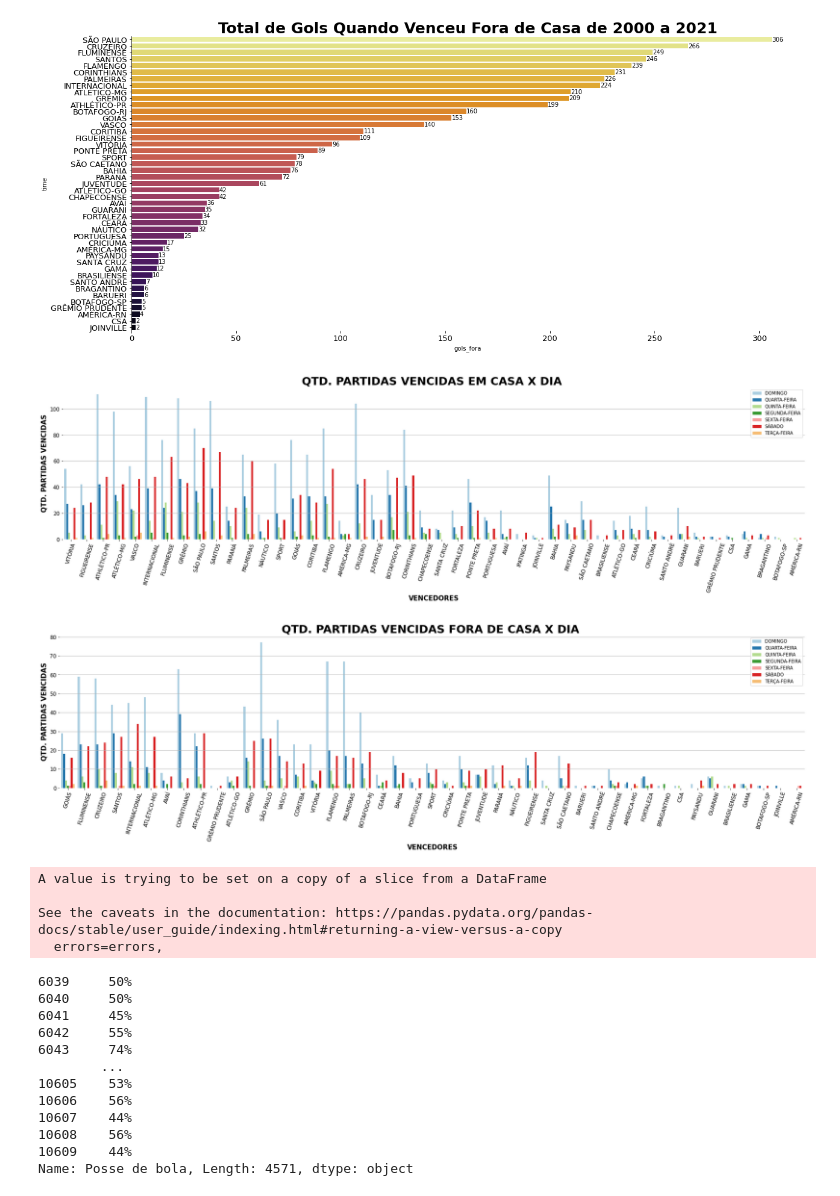
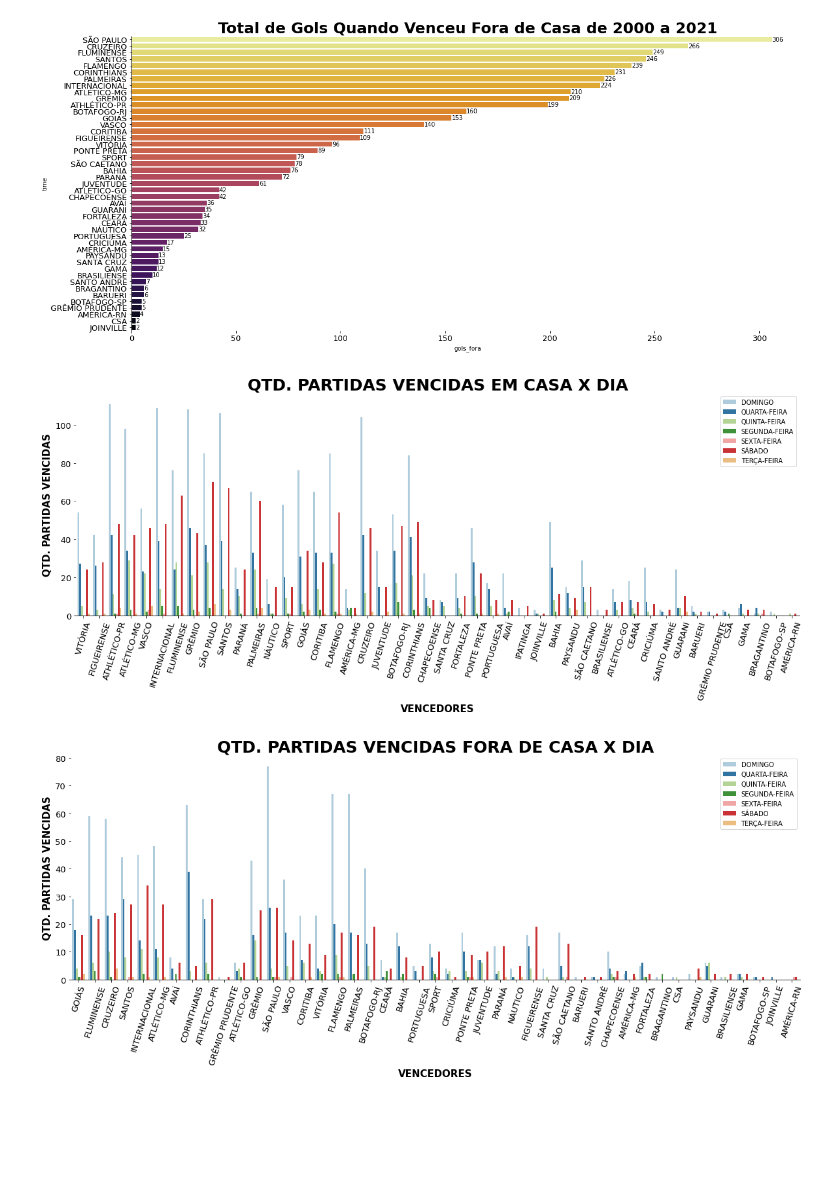
Before and after one commit to NophaieViscente/AnalisandoDadosBrasileirao, a Jupyter notebook: Analise_de_Dados_Campeonato_Brasileiro_2000_até_2021.ipynb, the cells around one changed output. Cells and saved outputs as stored; diff of their text form; code cells hidden in the pictures; blank space fills up the shorter version.

```diff
--- a/Analise_de_Dados_Campeonato_Brasileiro_2000_até_2021.ipynb
+++ b/Analise_de_Dados_Campeonato_Brasileiro_2000_até_2021.ipynb
@@ -213,60 +405,22 @@ graficoContagemHorizontal(dados=golsVisitante,y='time',x='gols_fora',hue=None,or
 # %% [output]
 [figure]
 # %%
-homeWinnersDia = homeWinners[['Vencedor','Dia']].sort_values('Dia',ascending=True)
-fig, ax = plt.subplots(figsize=(30,6.3))
-plt.grid(axis='y')
-sns.countplot(data=homeWinnersDia,x='Vencedor',hue='Dia',palette='Paired',dodge=True,saturation=0.9)
-for axis in ['top','right','left','bottom']:
-  ax.spines[axis].set_color(None)
-plt.title('QTD. PARTIDAS VENCIDAS EM CASA X DIA ',fontdict={'fontsize':25,'fontweight':'semibold'})
+graficoContagemVerticalSemBarValues(dados=homeWinnersDia,x='Vencedor',hue='Dia',palette='Paired',tamanhoFigura=(20,6.3),
+                                  titulo='QTD. PARTIDAS VENCIDAS EM CASA X DIA',tamanhoFonteTitulo=25,tipoFonteTitulo='semibold',
+                                  tamanhoTickLabels=13,rotacaoTicks_x=73)
 plt.legend(loc='upper right')
-plt.xticks(rotation=73)
-plt.tick_params(labelsize=12)
 plt.xlabel('VENCEDORES',fontdict={'fontsize':15,'fontweight':'semibold'})
 plt.ylabel('QTD. PARTIDAS VENCIDAS',fontdict={'fontsize':15,'fontweight':'semibold'})
 plt.show()
 # %% [output]
-[figure, old version]
+[figure, new version]
 # %%
-awayWinnersDia = awayWinners[['Vencedor','Dia']].sort_values('Dia',ascending=True)
-fig, ax = plt.subplots(figsize=(30,6.3))
-sns.countplot(data=awayWinnersDia,x='Vencedor',hue='Dia',palette='Paired',dodge=True,saturation=0.9)
-plt.grid(axis='y')
-for axis in ['top','right','left','bottom']:
-  ax.spines[axis].set_color(None)
-plt.title('QTD. PARTIDAS VENCIDAS FORA DE CASA X DIA ',fontdict={'fontsize':25,'fontweight':'semibold'})
+graficoContagemVerticalSemBarValues(dados=awayWinnersDia,x='Vencedor',hue='Dia',palette='Paired',tamanhoFigura=(20,6.3),
+                                  titulo='QTD. PARTIDAS VENCIDAS FORA DE CASA X DIA',
+                        tamanhoFonteTitulo=25,tipoFonteTitulo='semibold',tamanhoTickLabels=13,rotacaoTicks_x=73)
 plt.legend(loc='upper right')
-plt.xticks(rotation=73)
-plt.tick_params(labelsize=12)
 plt.xlabel('VENCEDORES',fontdict={'fontsize':15,'fontweight':'semibold'})
 plt.ylabel('QTD. PARTIDAS VENCIDAS',fontdict={'fontsize':15,'fontweight':'semibold'})
 plt.show()
 # %% [output]
-[figure, old version]
+[figure, new version]
-# %%
-full_data2015fwd = full_data.loc[full_data['Data'] > datetime(2015,1,1)]
-full_data2015fwd.drop(['Precisão de passe'],axis=1,inplace=True)
-full_data2015fwd.dropna(axis=0)
-full_data2015fwd = full_data2015fwd[['ID','Data','Mandante_x','Visitante','Vencedor','Mandante Placar','Visitante Placar','Posse de bola',
-                  'Cartões amarelos','Cartões vermelhos','Passes']]
-# %% [output]
-A value is trying to be set on a copy of a slice from a DataFrame
-
-See the caveats in the documentation: https://pandas.pydata.org/pandas-docs/stable/user_guide/indexing.html#returning-a-view-versus-a-copy
-  errors=errors,
-# %%
-full_data2015fwd['Posse de bola']
-# %% [output]
-6039     50%
-6040     50%
-6041     45%
-6042     55%
-6043     74%
-        ...
-10605    53%
-10606    56%
-10607    44%
-10608    56%
-10609    44%
-Name: Posse de bola, Length: 4571, dtype: object
```
Also changed, not shown: parts of 28 cells of this notebook.
